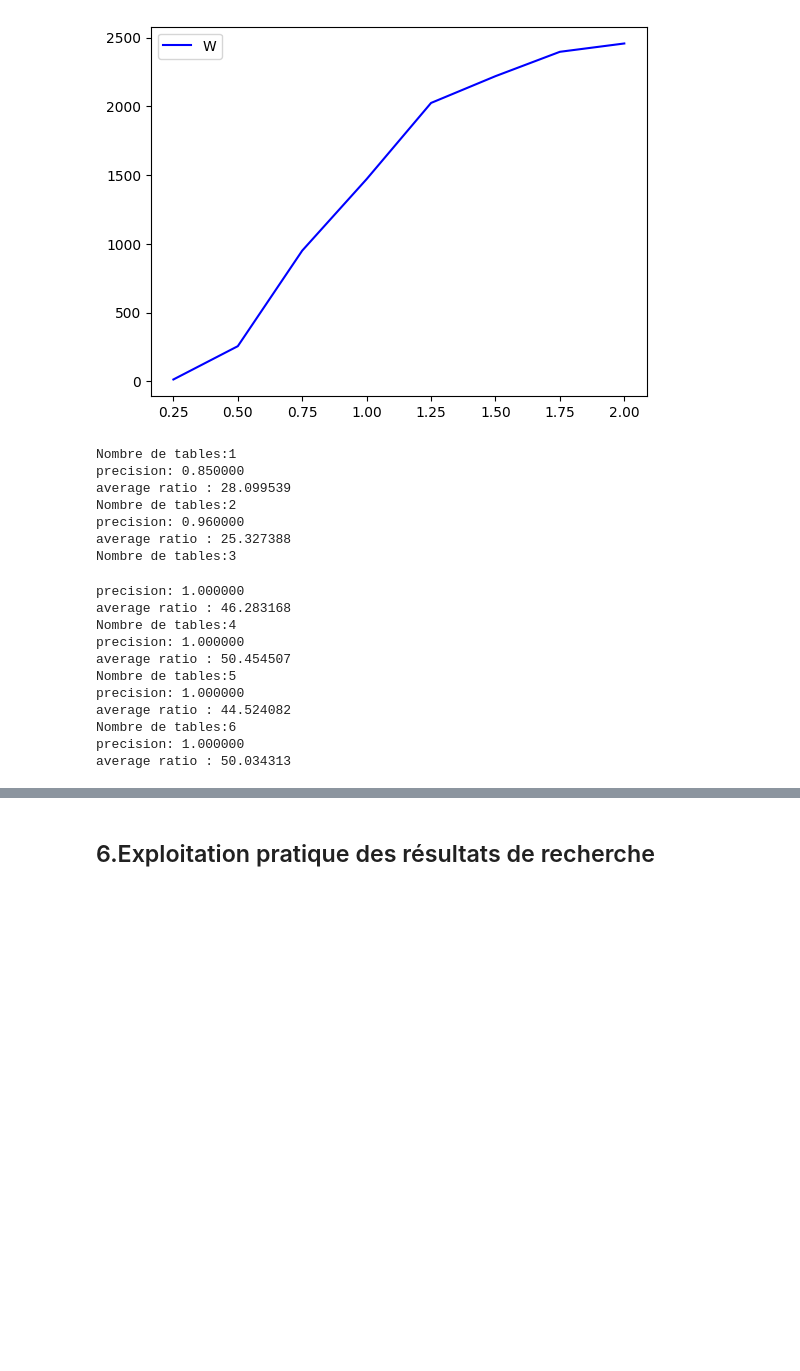
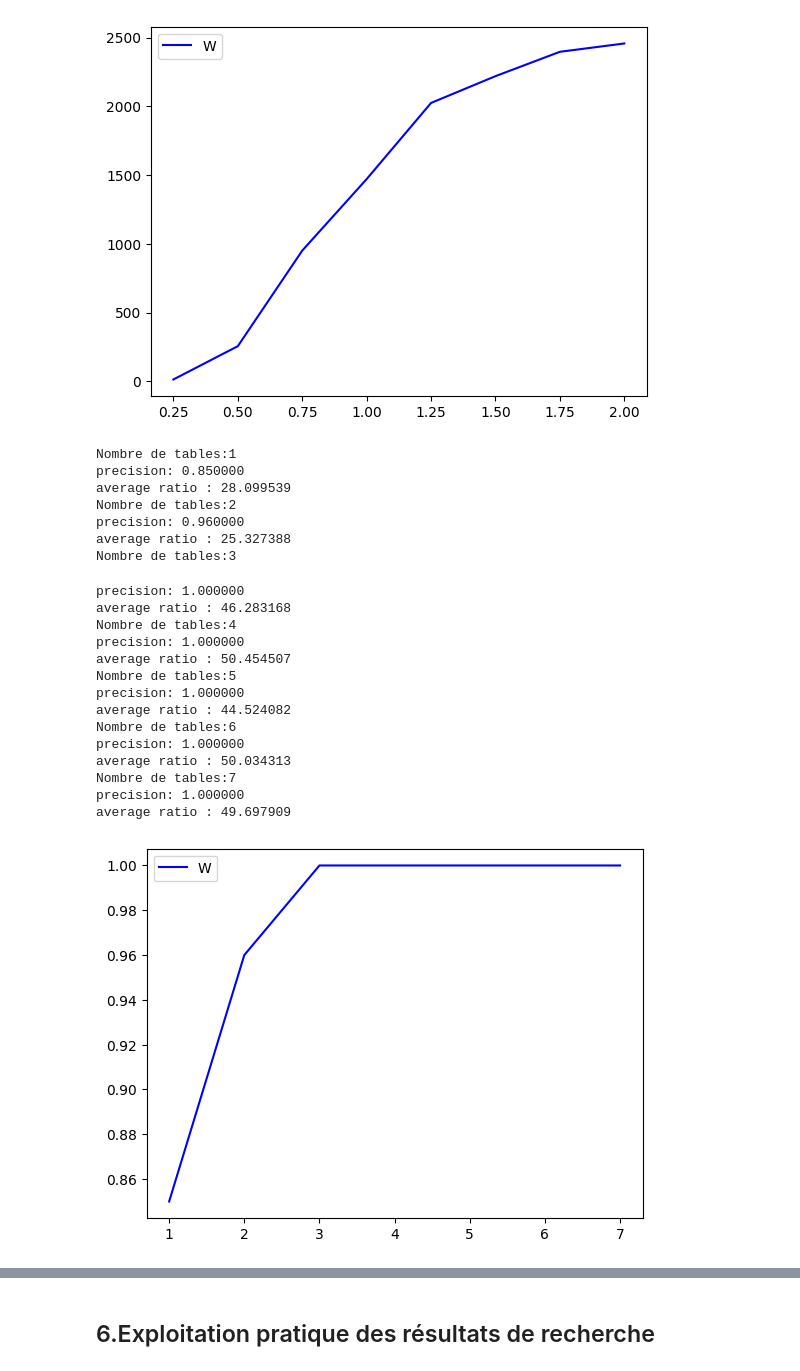
Before and after one commit to Louise-MarieHenaff/PROJET-SIM, a Jupyter notebook: projet_similarite.ipynb, the cells around one changed output, grey strips where cells are left out. Saved outputs shown, nothing was run; the diff lists cells and outputs as text; code cells hidden in the pictures; blank space fills up the shorter version.

```diff
--- a/projet_similarite.ipynb
+++ b/projet_similarite.ipynb
@@ -425,7 +407,8 @@ plt.show()
 precisions = []
 ratio_avgs = []
 data_size = len(donnees_entrainement_sans_nan)
-for nt in range(1,7):
+nb_table= [1,2,3,4,5,6,7]
+for nt in nb_table:
     print('Nombre de tables:%d' % nt)
     lsh = LSH(nb_projections=10, nb_tables=nt, w=1.0)
     lsh.fit(donnees_entrainement_sans_nan_numpy)
@@ -467,4 +450,14 @@ average ratio : 44.524082
 Nombre de tables:6
 precision: 1.000000
 average ratio : 50.034313
+Nombre de tables:7
+precision: 1.000000
+average ratio : 49.697909
+# %%
+# courbe de la précision en fonction du nombre de table de hachage
+plt.plot(nb_table, precisions, label='W', color='blue')
+plt.legend()
+plt.show()
+# %% [output]
+[figure, added]
 # %%
```
Also changed, not shown: parts of 4 cells of this notebook.
